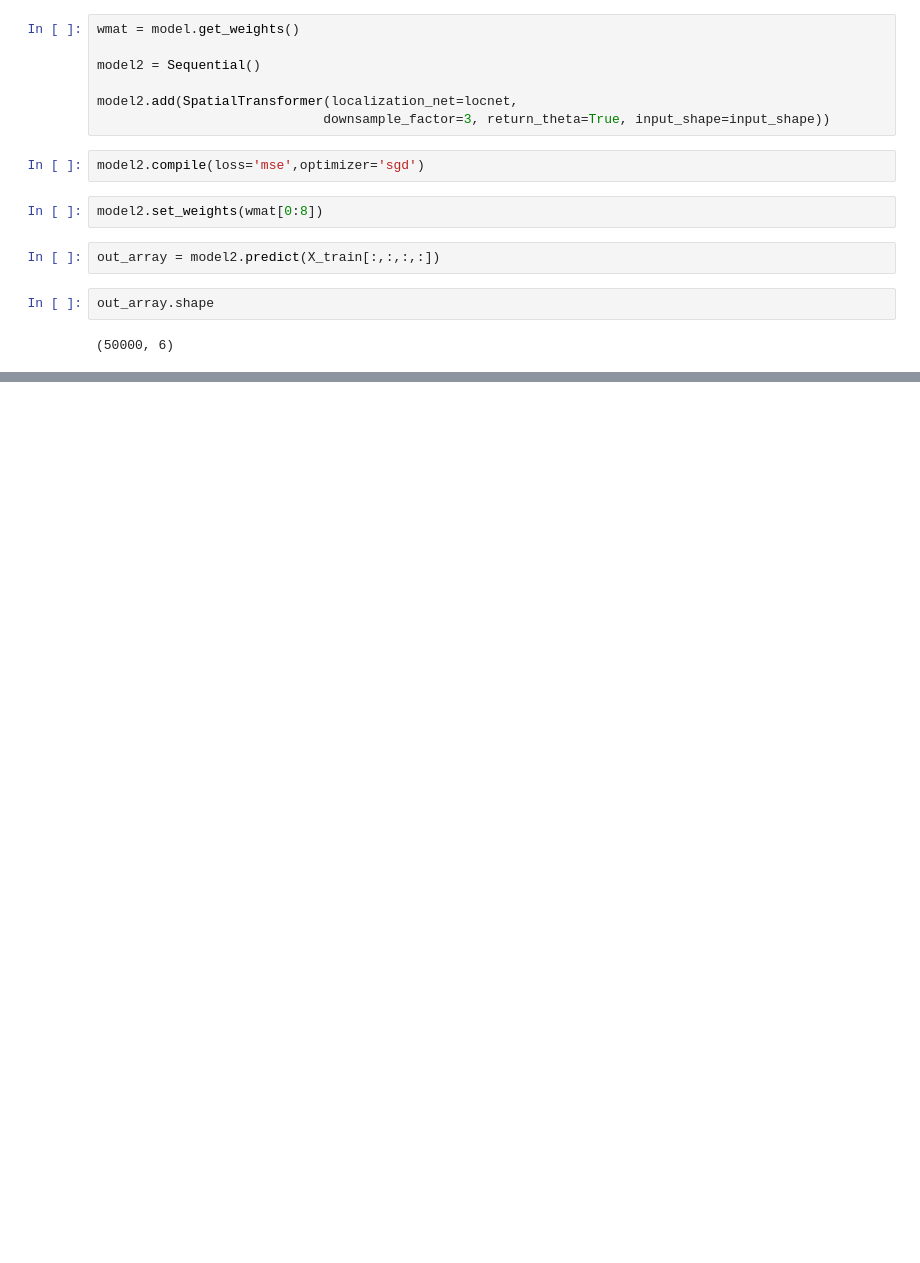
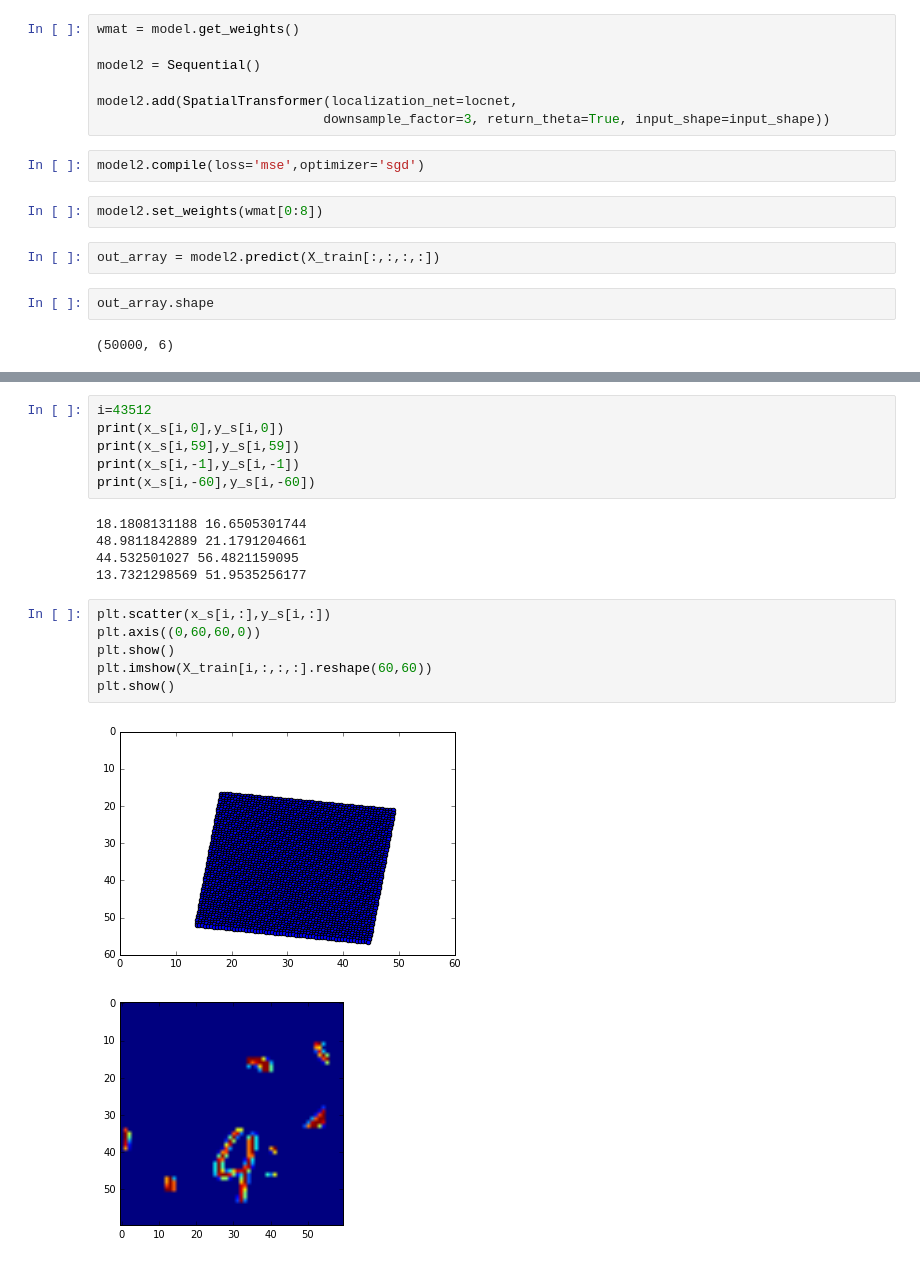
Before and after one commit to rburt/seya, a Jupyter notebook: examples/Spatial Transformer Networks Return Theta.ipynb, the cells around one changed output, grey strips where cells are left out. Saved outputs shown, nothing was run; the diff lists cells and outputs as text; blank space fills up the shorter version.

```diff
--- a/examples/Spatial Transformer Networks Return Theta.ipynb
+++ b/examples/Spatial Transformer Networks Return Theta.ipynb
@@ -244,0 +289,20 @@ output = output.dimshuffle(0, 3, 1, 2)
+# %%
+i=43512
+print(x_s[i,0],y_s[i,0])
+print(x_s[i,59],y_s[i,59])
+print(x_s[i,-1],y_s[i,-1])
+print(x_s[i,-60],y_s[i,-60])
+# %% [output]
+18.1808131188 16.6505301744
+48.9811842889 21.1791204661
+44.532501027 56.4821159095
+13.7321298569 51.9535256177
+# %%
+plt.scatter(x_s[i,:],y_s[i,:])
+plt.axis((0,60,60,0))
+plt.show()
+plt.imshow(X_train[i,:,:,:].reshape(60,60))
+plt.show()
+# %% [output]
+[figure, added]
+[figure, added]
```
Also changed, not shown: parts of 8 cells of this notebook.
